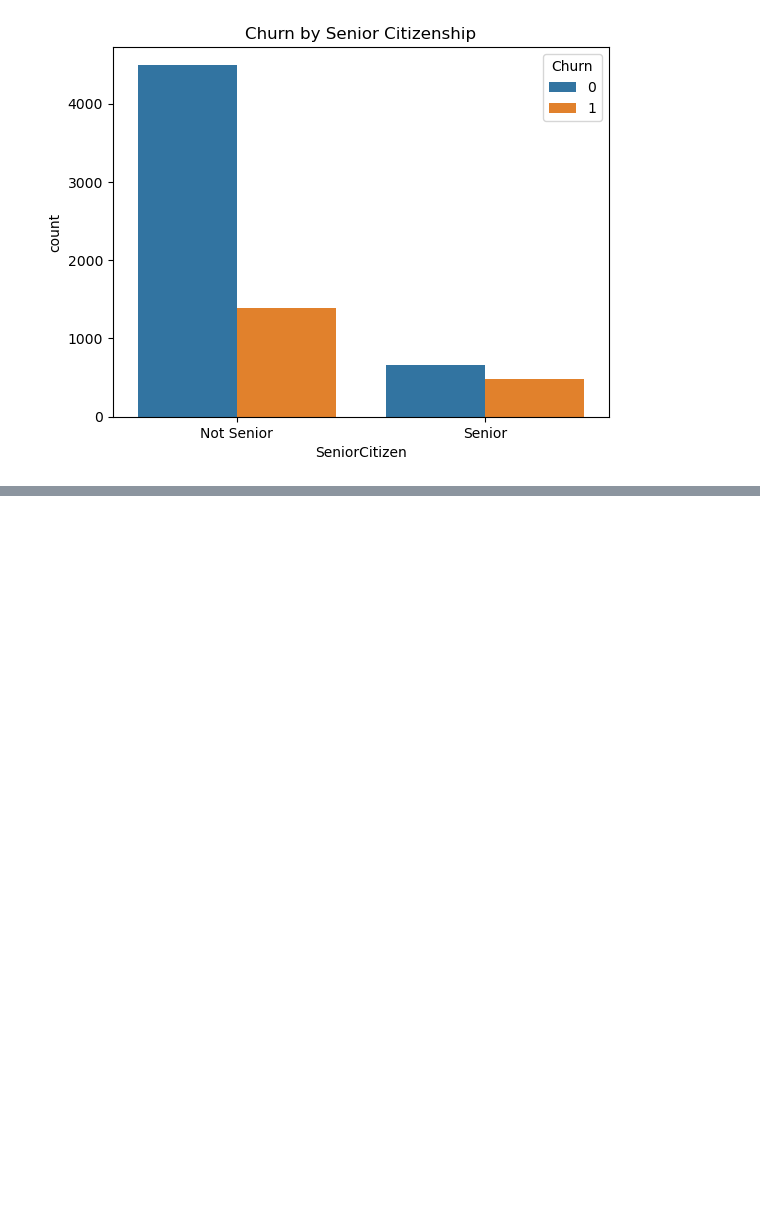
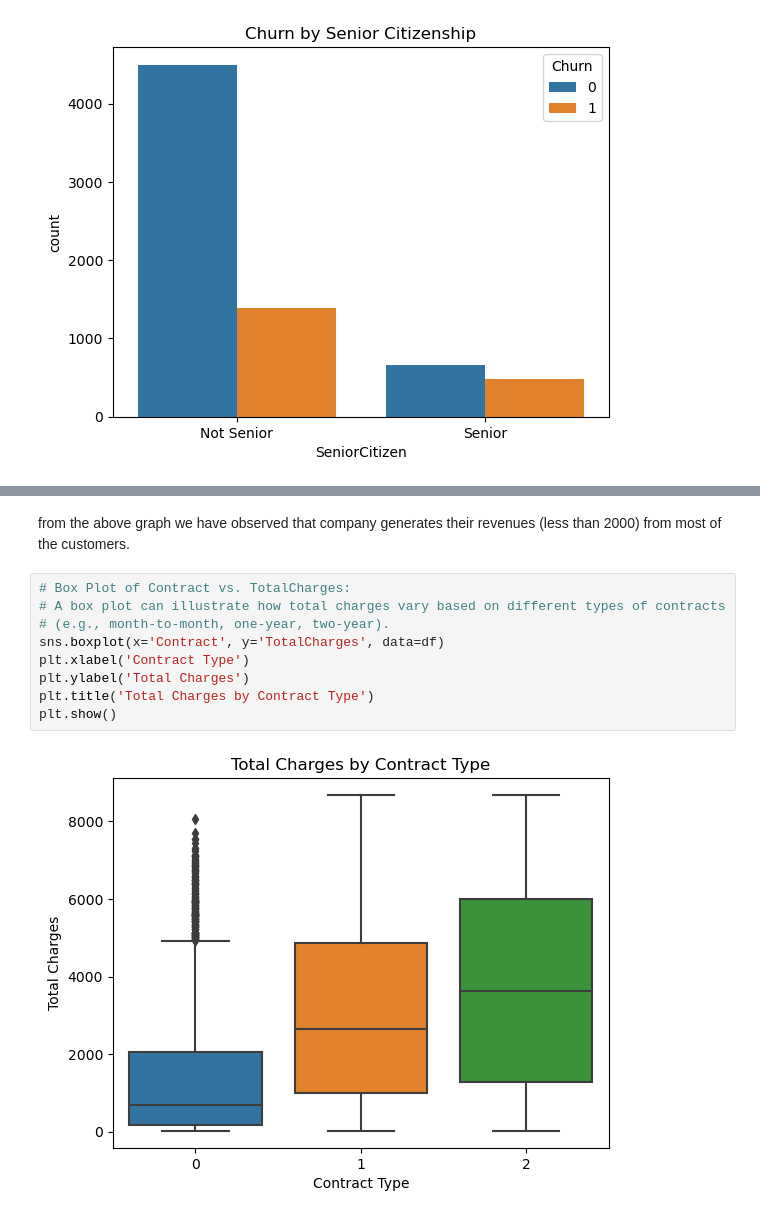
Before and after one commit to Shyam165/Summer-Internship, a Jupyter notebook: Telecom Customer/Telecom Customer Churn and Revenue Prediction using Python.ipynb, the cells around one changed output, grey strips where cells are left out. Drawn from its saved outputs; the diff is of its cells as text; blank space fills up the shorter version.

```diff
--- a/Telecom Customer/Telecom Customer Churn and Revenue Prediction using Python.ipynb
+++ b/Telecom Customer/Telecom Customer Churn and Revenue Prediction using Python.ipynb
@@ -398,0 +445,13 @@ In machine learning, it's often a good practice to standardize or normalize your
+# %% [markdown]
+from the above graph we have observed that company generates their revenues (less than 2000) from most of the customers.
+# %%
+# Box Plot of Contract vs. TotalCharges:
+# A box plot can illustrate how total charges vary based on different types of contracts
+# (e.g., month-to-month, one-year, two-year).
+sns.boxplot(x='Contract', y='TotalCharges', data=df)
+plt.xlabel('Contract Type')
+plt.ylabel('Total Charges')
+plt.title('Total Charges by Contract Type')
+plt.show()
+# %% [output]
+[figure, added]
```
Also changed, not shown: parts of 15 cells of this notebook, 2 other files.
